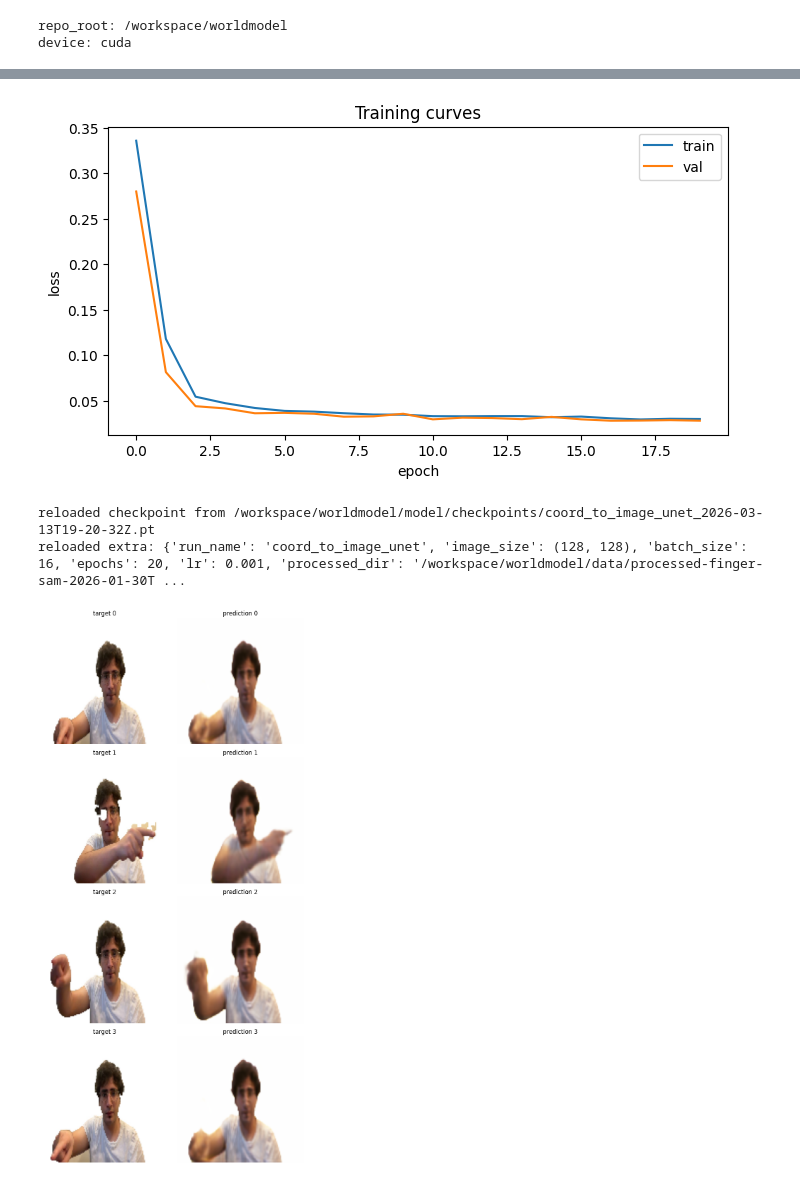
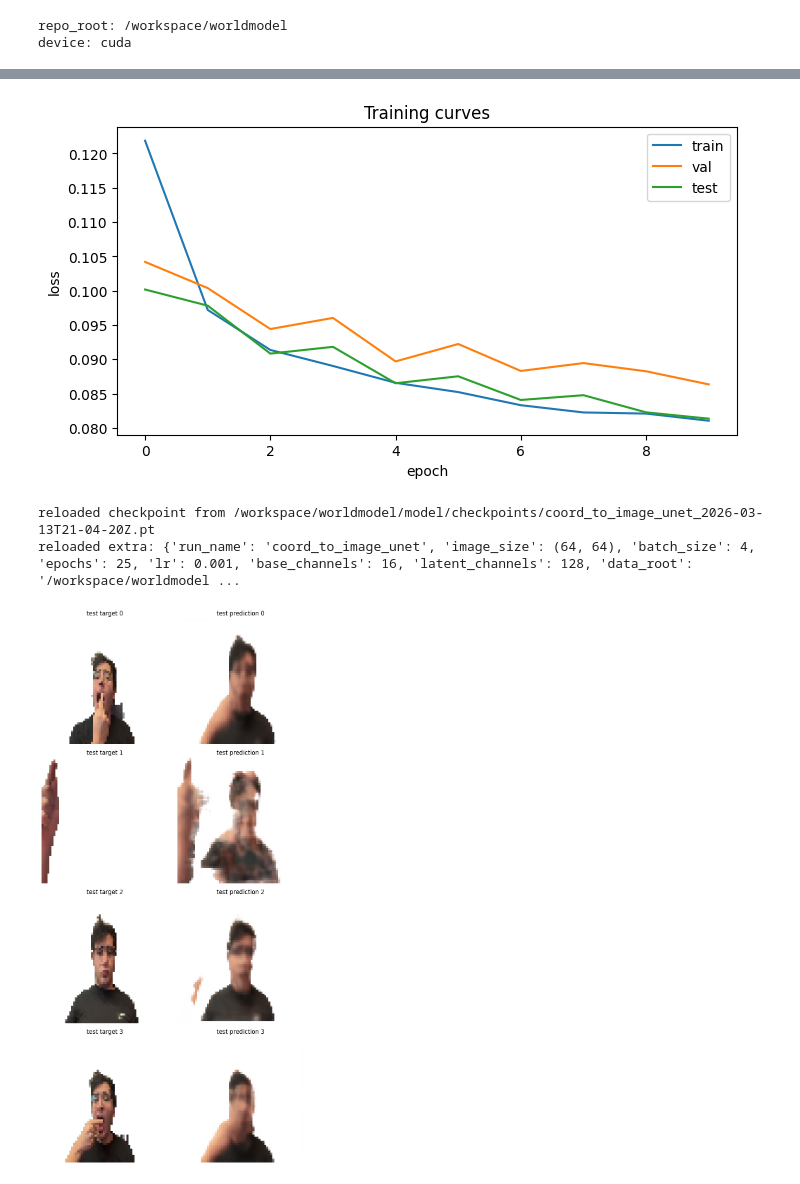
Before and after one commit to shahanneda/worldmodel, a Jupyter notebook: model/workspace.ipynb, the cells around one changed output, grey strips where cells are left out. Cells and saved outputs as stored; diff of their text form; code cells hidden in the pictures.

```diff
--- a/model/workspace.ipynb
+++ b/model/workspace.ipynb
@@ -81,9 +112,14 @@ plt.show()
 # %%
-model = CoordinateToImageUNet(image_size=IMAGE_SIZE[0])
+model = CoordinateToImageUNet(
+    image_size=IMAGE_SIZE[0],
+    base_channels=BASE_CHANNELS,
+    latent_channels=LATENT_CHANNELS,
+)
 model, history, loaded_extra, checkpoint_path, loaded_from_checkpoint = train_or_load_model(
     model,
     train_loader,
     val_loader,
+    test_loader,
     run_name=RUN_NAME,
     checkpoint_root=CHECKPOINT_ROOT,
     prefer_existing_checkpoint=PREFER_EXISTING_CHECKPOINT,
@@ -96,7 +132,11 @@ model, history, loaded_extra, checkpoint_path, loaded_from_checkpoint = train_or
         'batch_size': BATCH_SIZE,
         'epochs': EPOCHS,
         'lr': LR,
-        'processed_dir': str(PROCESSED_DIR),
+        'base_channels': BASE_CHANNELS,
+        'latent_channels': LATENT_CHANNELS,
+        'data_root': str(DATA_ROOT),
+        'val_fraction': VAL_FRACTION,
+        'test_fraction': TEST_FRACTION,
     },
 )
 print('checkpoint path:', checkpoint_path)
@@ -119,6 +175,7 @@ if history is not None:
     plt.figure(figsize=(8, 4))
     plt.plot(history.train_losses, label='train')
     plt.plot(history.val_losses, label='val')
+    plt.plot(history.test_losses, label='test')
     plt.xlabel('epoch')
     plt.ylabel('loss')
     plt.title('Training curves')
@@ -127,9 +184,14 @@ if history is not None:
 else:
     print('No new training run happened in this session because an existing checkpoint was loaded.')
 # %% [output]
-[figure, old version]
+[figure, new version]
 # %%
-reloaded_model = CoordinateToImageUNet(image_size=IMAGE_SIZE[0]).to(device)
+model_kwargs = {
+    'image_size': IMAGE_SIZE[0],
+    'base_channels': loaded_extra.get('base_channels', BASE_CHANNELS) if loaded_extra else BASE_CHANNELS,
+    'latent_channels': loaded_extra.get('latent_channels', LATENT_CHANNELS) if loaded_extra else LATENT_CHANNELS,
+}
+reloaded_model = CoordinateToImageUNet(**model_kwargs).to(device)
 reloaded_model, reloaded_history, reloaded_extra = load_checkpoint(
     checkpoint_path,
     reloaded_model,
@@ -138,25 +200,25 @@ reloaded_model, reloaded_history, reloaded_extra = load_checkpoint(
 print('reloaded checkpoint from', checkpoint_path)
 print('reloaded extra:', reloaded_extra)
 # %% [output]
-reloaded checkpoint from /workspace/worldmodel/model/checkpoints/coord_to_image_unet_2026-03-13T19-20-32Z.pt
-reloaded extra: {'run_name': 'coord_to_image_unet', 'image_size': (128, 128), 'batch_size': 16, 'epochs': 20, 'lr': 0.001, 'processed_dir': '/workspace/worldmodel/data/processed-finger-sam-2026-01-30T ...
+reloaded checkpoint from /workspace/worldmodel/model/checkpoints/coord_to_image_unet_2026-03-13T21-04-20Z.pt
+reloaded extra: {'run_name': 'coord_to_image_unet', 'image_size': (64, 64), 'batch_size': 4, 'epochs': 25, 'lr': 0.001, 'base_channels': 16, 'latent_channels': 128, 'data_root': '/workspace/worldmodel ...
 # %%
-val_coords, val_frames = next(iter(val_loader))
-pred_frames = predict_frames(reloaded_model, val_coords[:4], device=device)
-target_frames = val_frames[:4]
+test_coords, test_frames = next(iter(test_loader))
+pred_frames = predict_frames(reloaded_model, test_coords[:4], device=device)
+target_frames = test_frames[:4]
 
 fig, axes = plt.subplots(4, 2, figsize=(8, 16))
 for row in range(4):
     target = target_frames[row].permute(1, 2, 0).cpu().numpy()
     pred = pred_frames[row].permute(1, 2, 0).cpu().numpy()
     axes[row, 0].imshow(target)
-    axes[row, 0].set_title(f'target {row}')
+    axes[row, 0].set_title(f'test target {row}')
     axes[row, 0].axis('off')
     axes[row, 1].imshow(pred)
-    axes[row, 1].set_title(f'prediction {row}')
+    axes[row, 1].set_title(f'test prediction {row}')
     axes[row, 1].axis('off')
 
 plt.tight_layout()
 plt.show()
 # %% [output]
-[figure, old version]
+[figure, new version]
```
Also changed, not shown: parts of 7 cells of this notebook, 6 other files.
